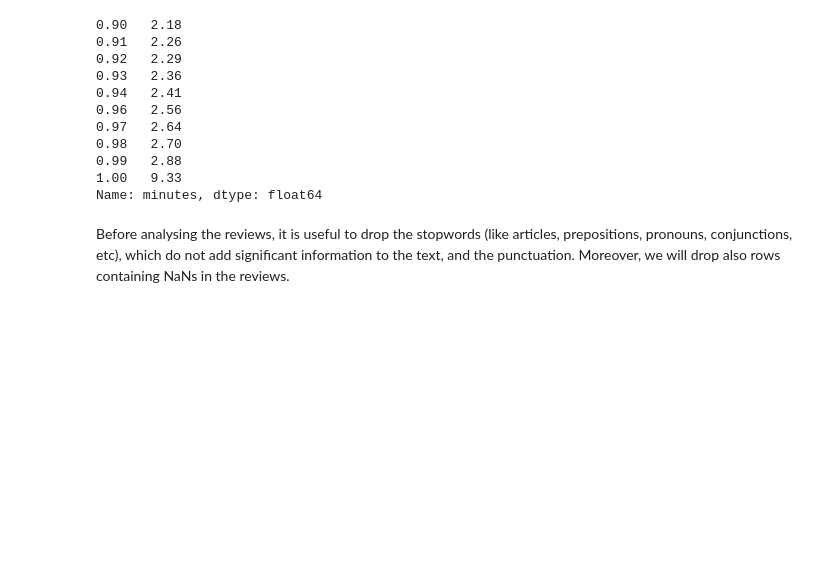
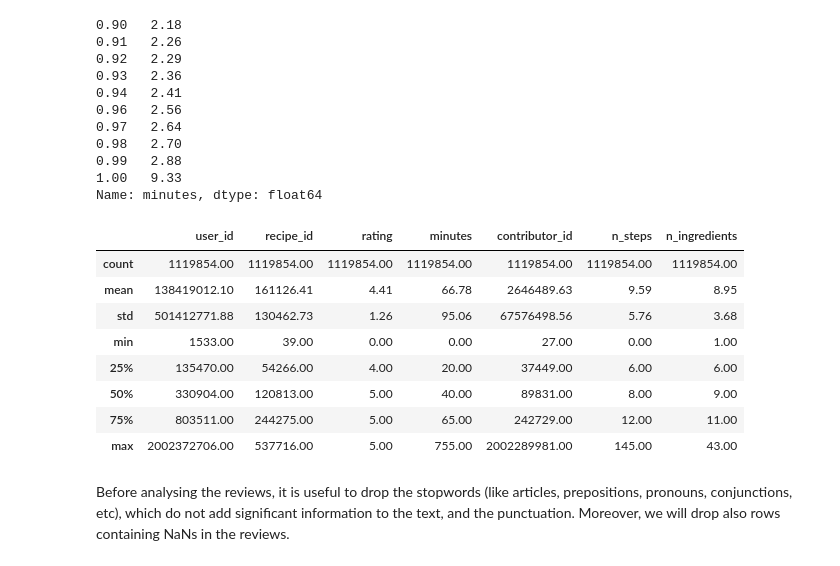
Before and after one commit to Soldaman93/food-sentiment, a Jupyter notebook: preprocess_dataset.ipynb, the cells around one changed output. Cells and saved outputs as stored; diff of their text form; code cells hidden in the pictures; blank space fills up the shorter version.

```diff
--- a/preprocess_dataset.ipynb
+++ b/preprocess_dataset.ipynb
@@ -101,6 +101,18 @@ df_full.minutes.apply(lambda x: np.log10(x+0.0001)).quantile(np.linspace(0.9,1.0
 Name: minutes, dtype: float64
 # %%
 df_full = df_full.loc[df_full.minutes<=10**2.88]
+# %%
+df_full.describe()
+# %% [output]
+|  | user_id | recipe_id | rating | minutes | contributor_id | n_steps | n_ingredients |
+| count | 1119854.00 | 1119854.00 | 1119854.00 | 1119854.00 | 1119854.00 | 1119854.00 | 1119854.00 |
+| mean | 138419012.10 | 161126.41 | 4.41 | 66.78 | 2646489.63 | 9.59 | 8.95 |
+| std | 501412771.88 | 130462.73 | 1.26 | 95.06 | 67576498.56 | 5.76 | 3.68 |
+| min | 1533.00 | 39.00 | 0.00 | 0.00 | 27.00 | 0.00 | 1.00 |
+| 25% | 135470.00 | 54266.00 | 4.00 | 20.00 | 37449.00 | 6.00 | 6.00 |
+| 50% | 330904.00 | 120813.00 | 5.00 | 40.00 | 89831.00 | 8.00 | 9.00 |
+| 75% | 803511.00 | 244275.00 | 5.00 | 65.00 | 242729.00 | 12.00 | 11.00 |
+| max | 2002372706.00 | 537716.00 | 5.00 | 755.00 | 2002289981.00 | 145.00 | 43.00 |
 # %% [markdown]
 Before analysing the reviews, it is useful to drop the stopwords (like articles, prepositions, pronouns, conjunctions, etc), which do not add significant information to the text, and the punctuation. Moreover, we will drop also rows containing NaNs in the reviews.
 # %%
```
Also changed, not shown: parts of 2 cells of this notebook, 1 other file.
